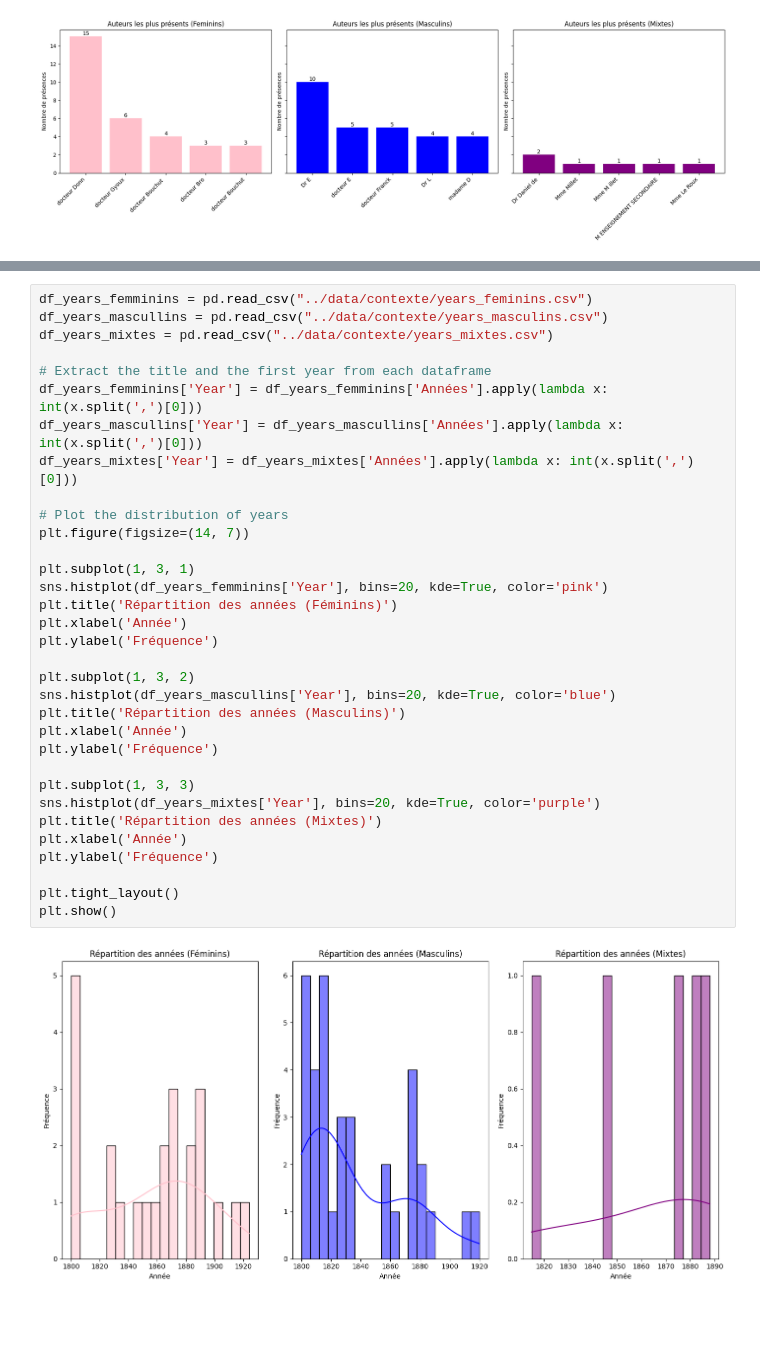
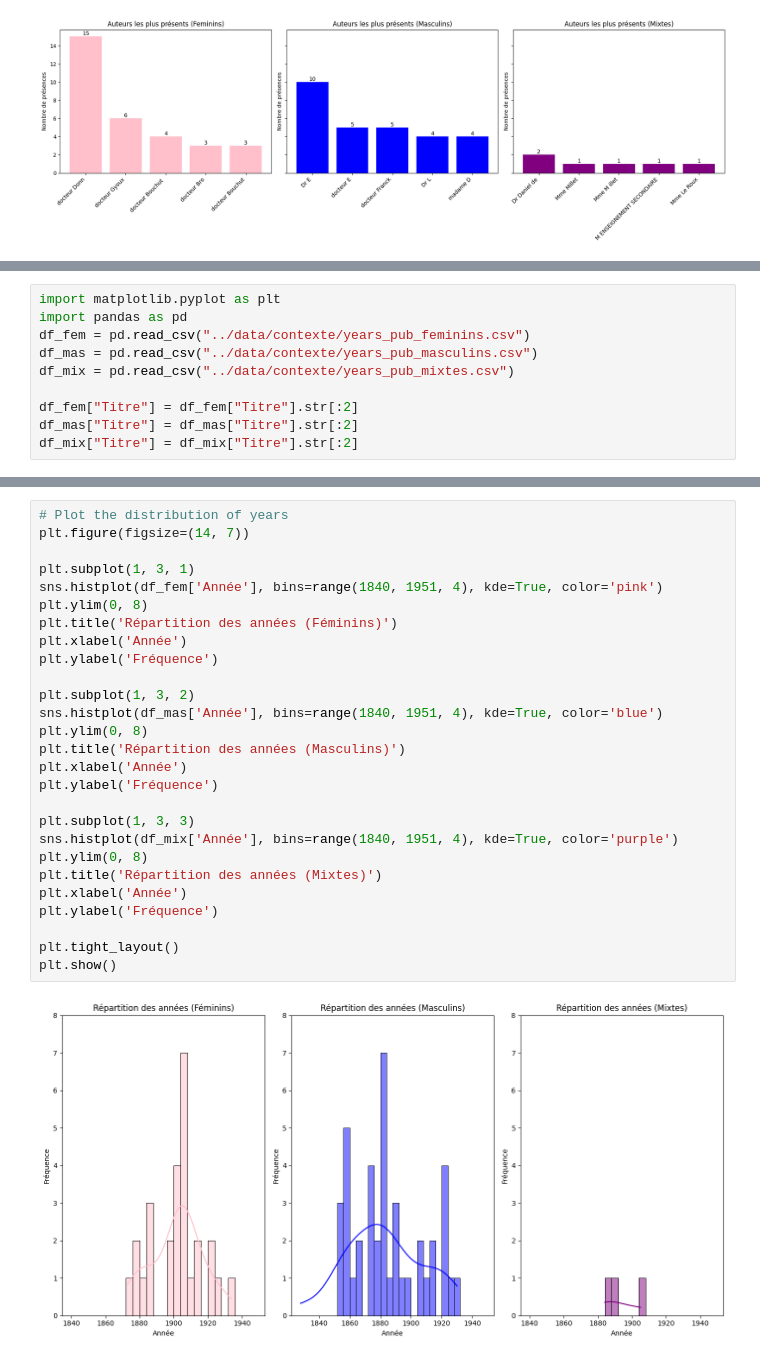
Before and after one commit to AlexleLion/semester_project, a Jupyter notebook: notebooks/exploration.ipynb, the cells around one changed output, grey strips where cells are left out. Drawn from its saved outputs; the diff is of its cells as text; blank space fills up the shorter version.

```diff
--- a/notebooks/exploration.ipynb
+++ b/notebooks/exploration.ipynb
@@ -104 +102,11 @@ import matplotlib.pyplot as plt
+# %%
+import matplotlib.pyplot as plt
+import pandas as pd
+df_fem = pd.read_csv("../data/contexte/years_pub_feminins.csv")
+df_mas = pd.read_csv("../data/contexte/years_pub_masculins.csv")
+df_mix = pd.read_csv("../data/contexte/years_pub_mixtes.csv")
+
+df_fem["Titre"] = df_fem["Titre"].str[:2]
+df_mas["Titre"] = df_mas["Titre"].str[:2]
+df_mix["Titre"] = df_mix["Titre"].str[:2]
 # %%
@@ -169,35 +178,29 @@ Total des pages: 170445
 # %%
-df_years_femminins = pd.read_csv("../data/contexte/years_feminins.csv")
-df_years_mascullins = pd.read_csv("../data/contexte/years_masculins.csv")
-df_years_mixtes = pd.read_csv("../data/contexte/years_mixtes.csv")
-
-# Extract the title and the first year from each dataframe
-df_years_femminins['Year'] = df_years_femminins['Années'].apply(lambda x: int(x.split(',')[0]))
-df_years_mascullins['Year'] = df_years_mascullins['Années'].apply(lambda x: int(x.split(',')[0]))
-df_years_mixtes['Year'] = df_years_mixtes['Années'].apply(lambda x: int(x.split(',')[0]))
-
 # Plot the distribution of years
 plt.figure(figsize=(14, 7))
 
 plt.subplot(1, 3, 1)
-sns.histplot(df_years_femminins['Year'], bins=20, kde=True, color='pink')
+sns.histplot(df_fem['Année'], bins=range(1840, 1951, 4), kde=True, color='pink')
+plt.ylim(0, 8)
 plt.title('Répartition des années (Féminins)')
 plt.xlabel('Année')
 plt.ylabel('Fréquence')
 
 plt.subplot(1, 3, 2)
-sns.histplot(df_years_mascullins['Year'], bins=20, kde=True, color='blue')
+sns.histplot(df_mas['Année'], bins=range(1840, 1951, 4), kde=True, color='blue')
+plt.ylim(0, 8)
 plt.title('Répartition des années (Masculins)')
 plt.xlabel('Année')
 plt.ylabel('Fréquence')
 
 plt.subplot(1, 3, 3)
-sns.histplot(df_years_mixtes['Year'], bins=20, kde=True, color='purple')
+sns.histplot(df_mix['Année'], bins=range(1840, 1951, 4), kde=True, color='purple')
+plt.ylim(0, 8)
 plt.title('Répartition des années (Mixtes)')
 plt.xlabel('Année')
 plt.ylabel('Fréquence')
 
 plt.tight_layout()
 plt.show()
 # %% [output]
-[figure, old version]
+[figure, new version]
```
Also changed, not shown: parts of 7 cells of this notebook, 33 other files.
